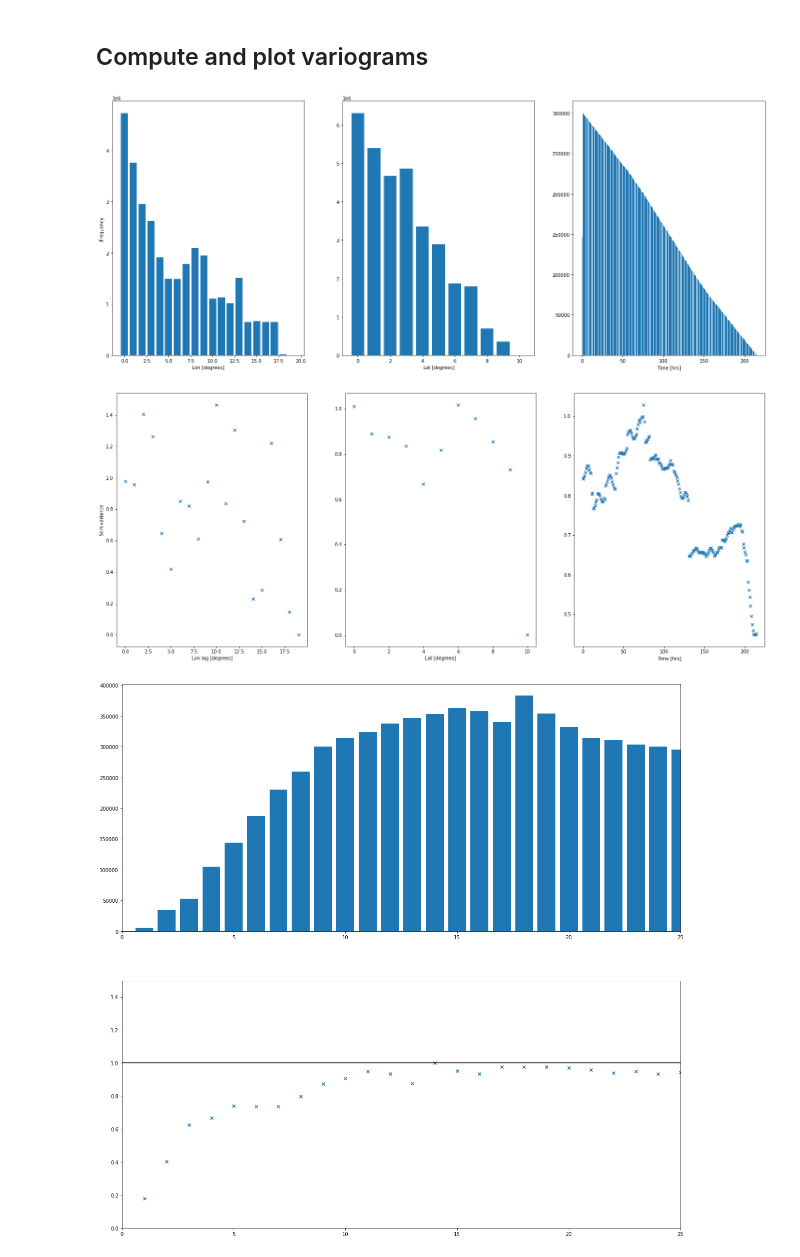
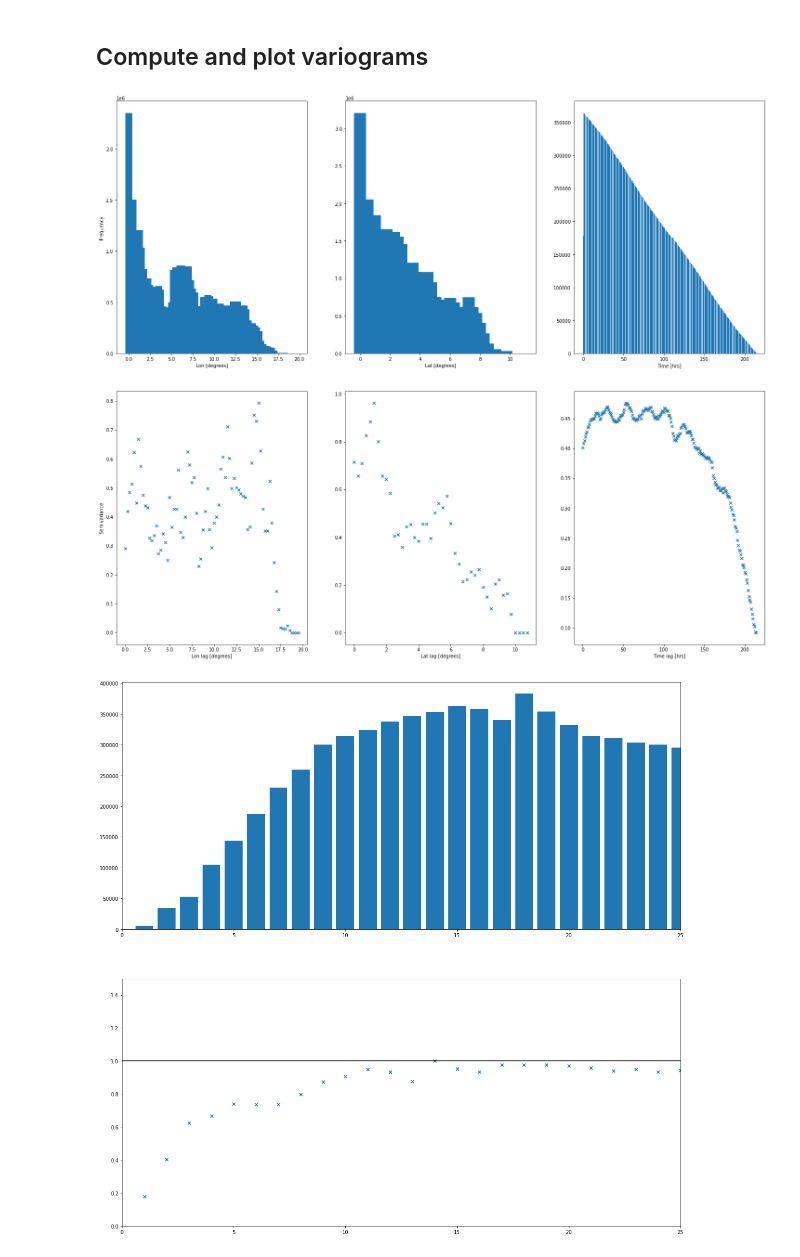
Before and after one commit to MariusWiggert/OceanPlatformControl, a Jupyter notebook: ocean_navigation_simulator/generative_error_model/test_variogram.ipynb, the cells around one changed output. Cells and saved outputs as stored; diff of their text form; code cells hidden in the pictures.

```diff
--- a/ocean_navigation_simulator/generative_error_model/test_variogram.ipynb
+++ b/ocean_navigation_simulator/generative_error_model/test_variogram.ipynb
@@ -7,7 +7,7 @@
 %matplotlib inline
 
 from variogram.VariogramAnalysis import VariogramAnalysis
-from Dataset import load_test_data, load_single_file
+from Dataset import DatasetName, load_dataset, load_single_file
 from data_preprocessing import plot_buoy_data_time_collapsed, plot_buoy_data_at_time_step
 
 import geostatspy.geostats as geostats
@@ -19,10 +19,12 @@ from ipywidgets import interact, interactive, IntSlider
 import numpy as np
 import os
 
-# # load data for 40 days
-# data = load_test_data()
+# load data for 40 days
+dataset_name = DatasetName.AREA1
+data = load_dataset(dataset_name)
 
-data = load_single_file(file_idx=0)
+# dataset_name = DatasetName.AREA1
+# data = load_single_file(dataset_name, file_idx=10)
 
 # convert time axis to datetime
 data["time"] = pd.to_datetime(data["time"])
@@ -78,16 +81,16 @@ display(time)
 # %%
 # Variogram calculation
 vario_ana = VariogramAnalysis(data)
 vario_ana.detrend(detrend_var="lat", num_bins=1)
-bins, bins_count = vario_ana.build_variogram_gen((1,1,1), 1, chunk_size=int(1e6),\
+bins, bins_count = vario_ana.build_variogram_gen((0.25,0.25,1), 1, chunk_size=int(1e6),\
     detrended=True, cross_buoy_pairs_only=False)
 
 # plots
 vario_ana.plot_histograms()
 vario_ana.plot_variograms("u")
 # %% [output]
-[figure, old version]
+[figure, new version]
-[figure, old version]
+[figure, new version]
 # %%
 # plot combined histogram by taking euclidean distance to compute lag scalar
 total_bins_count = vario_ana.total_bins_count
```
Also changed, not shown: parts of 1 cell of this notebook, 1 other file.
